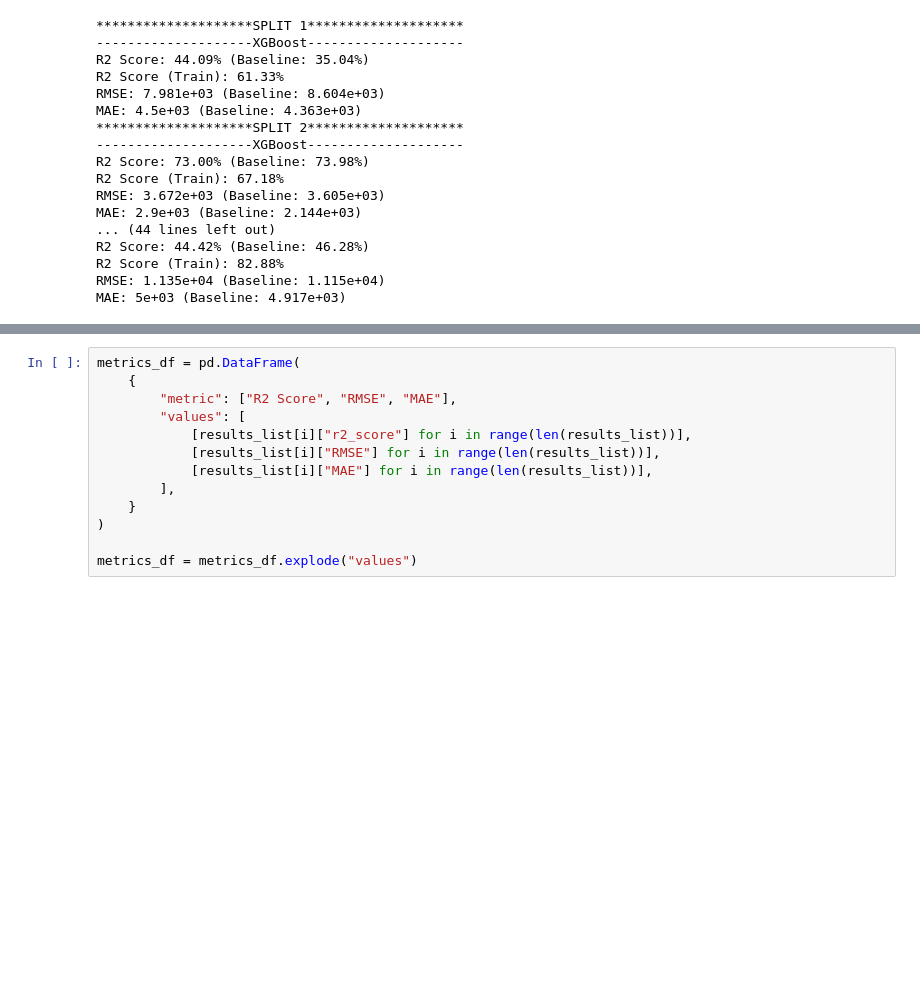
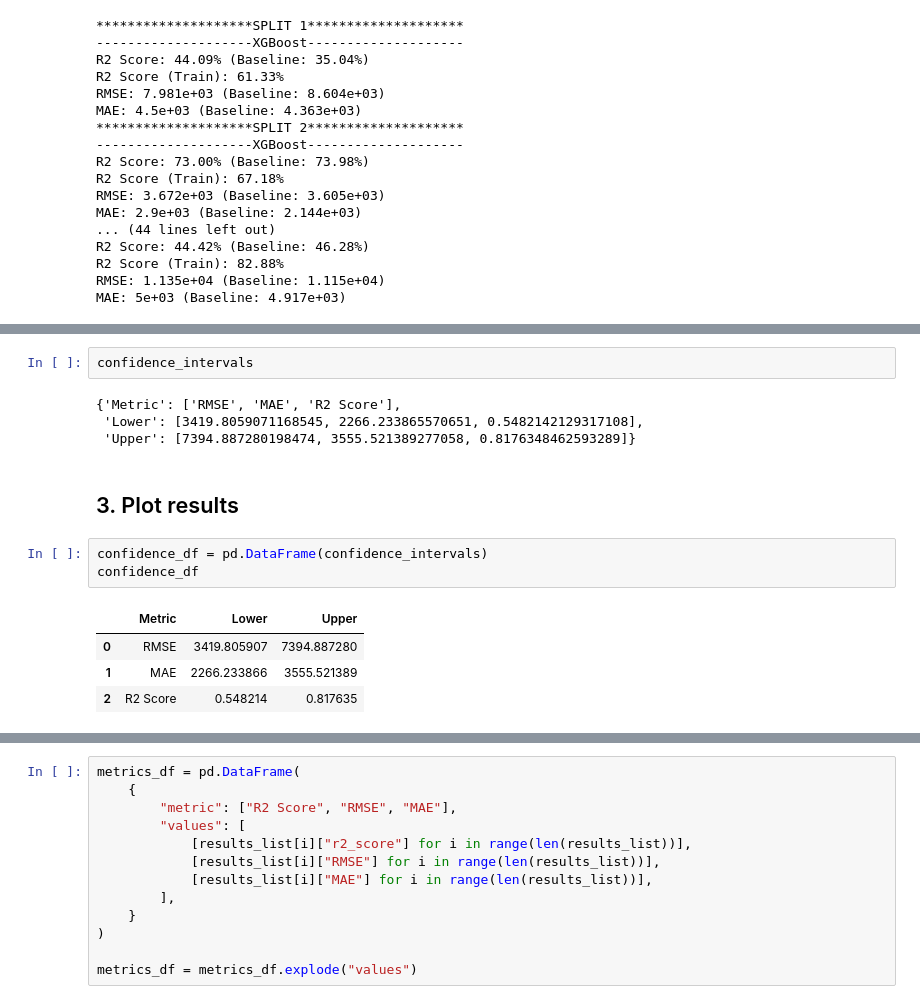
Before and after one commit to iglesiascaio/pantanal_deforestation, a Jupyter notebook: notebooks/model.ipynb, the cells around one changed output, grey strips where cells are left out. Saved outputs shown, nothing was run; the diff lists cells and outputs as text; blank space fills up the shorter version.

```diff
--- a/notebooks/model.ipynb
+++ b/notebooks/model.ipynb
@@ -527,0 +587,16 @@ np.mean([results_list[i]["r2_score"] for i in range(len(results_list))])
+# %%
+confidence_intervals
+# %% [output]
+{'Metric': ['RMSE', 'MAE', 'R2 Score'],
+ 'Lower': [3419.8059071168545, 2266.233865570651, 0.5482142129317108],
+ 'Upper': [7394.887280198474, 3555.521389277058, 0.8176348462593289]}
+# %% [markdown]
+## 3. Plot results
+# %%
+confidence_df = pd.DataFrame(confidence_intervals)
+confidence_df
+# %% [output]
+|  | Metric | Lower | Upper |
+| 0 | RMSE | 3419.805907 | 7394.887280 |
+| 1 | MAE | 2266.233866 | 3555.521389 |
+| 2 | R2 Score | 0.548214 | 0.817635 |
```
Also changed, not shown: parts of 23 cells of this notebook.
